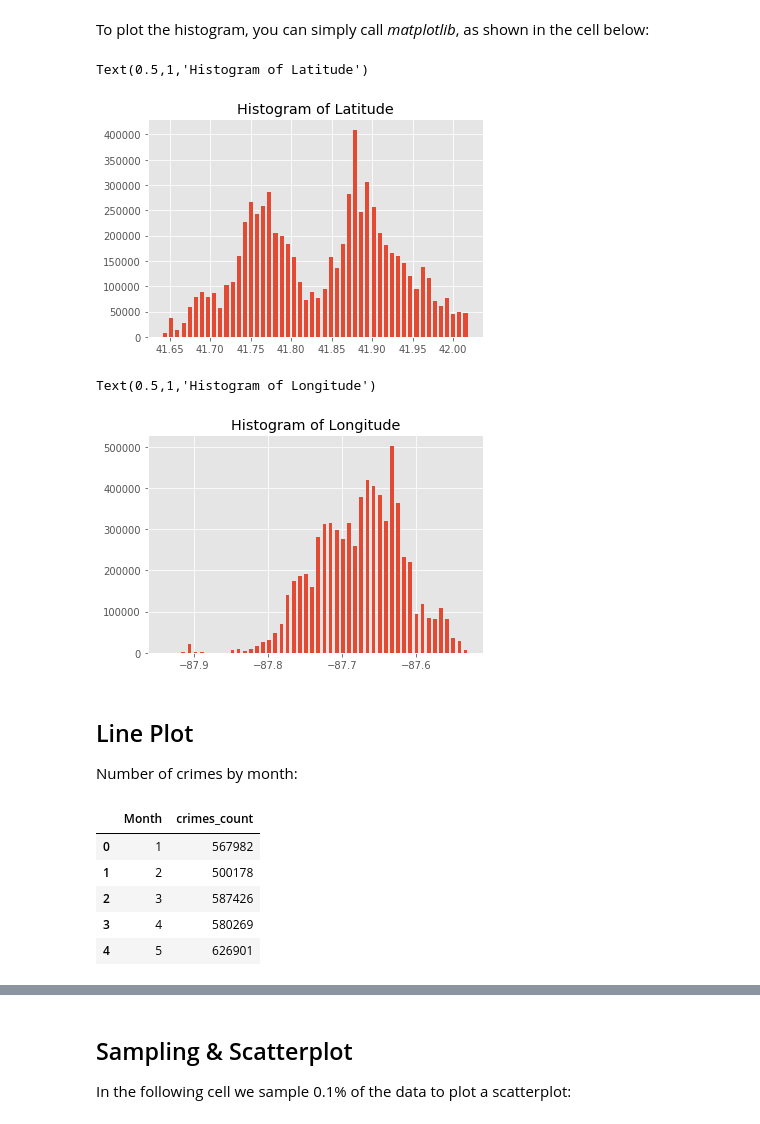
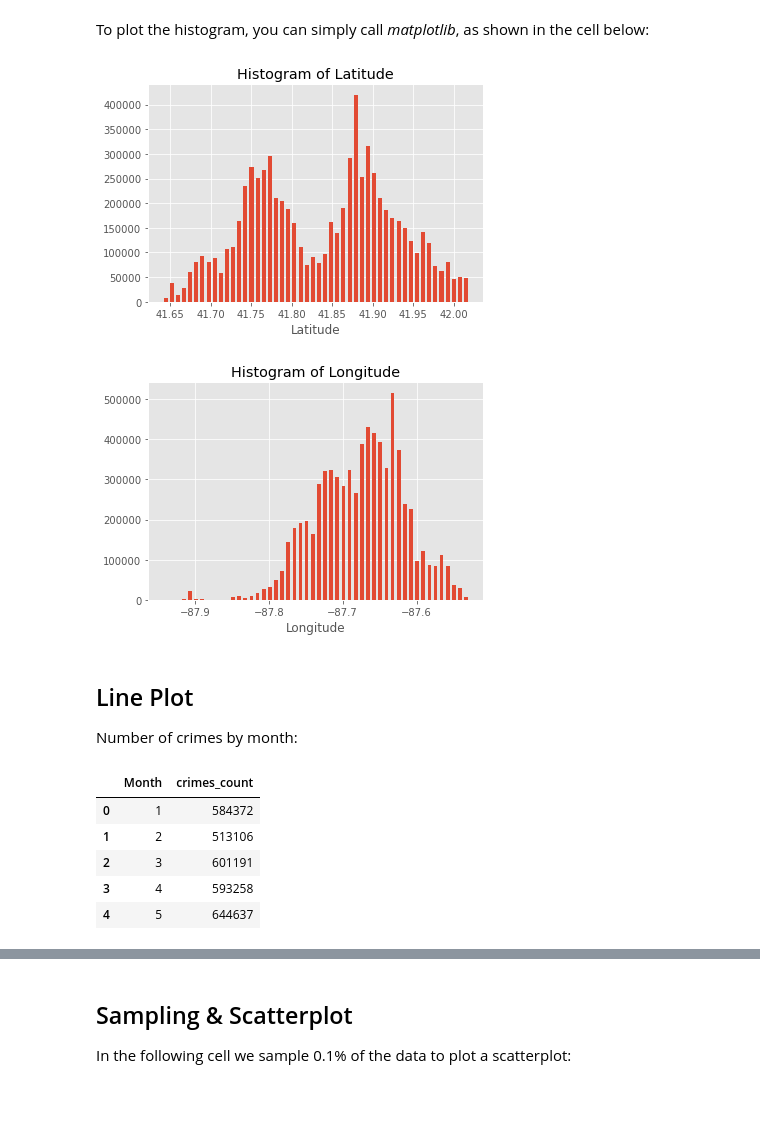
Before and after one commit to soltaniehha/Big-Data-Analytics-for-Business, a Jupyter notebook: 08-EDA-and-Data-Sources/01-EDA.ipynb, the cells around one changed output, grey strips where cells are left out. Saved outputs shown, nothing was run; the diff lists cells and outputs as text; code cells hidden in the pictures.

Commit message:
updated code with new data

```diff
--- a/08-EDA-and-Data-Sources/01-EDA.ipynb
+++ b/08-EDA-and-Data-Sources/01-EDA.ipynb
@@ -28,5 +5,5 @@ You may then comment out the above cell so it doesn't get executed again.
 # %%
-data = "gs://is843/notebooks/jupyter/data/"
+data = "gs://is843-demo/notebooks/jupyter/data/"
 # %% [markdown]
 # Exploratory Data Analysis or Data Profiling
 
@@ -416,14 +398,14 @@ To plot the histogram, you can simply call *matplotlib*, as shown in the cell be
 # %%
 data = {
     'bins': hists[0][:-1],
     'freq': hists[1]
 }
 
 plt.bar(data['bins'], data['freq'], width=.005)
-plt.title('Histogram of Latitude')
+plt.xlabel("Latitude")
+plt.title('Histogram of Latitude');
 # %% [output]
-Text(0.5,1,'Histogram of Latitude')
-[figure, old version]
+[figure, new version]
 # %%
 hists = crimes.where("Lon > -90").select("Lon").rdd.flatMap(
     lambda row: row
@@ -435,10 +417,10 @@ data = {
 }
 
 plt.bar(data['bins'], data['freq'], width=.005)
-plt.title('Histogram of Longitude')
+plt.xlabel("Longitude")
+plt.title('Histogram of Longitude');
 # %% [output]
-Text(0.5,1,'Histogram of Longitude')
-[figure, old version]
+[figure, new version]
 # %% [markdown]
 ## Line Plot
 Number of crimes by month:
@@ -450,11 +432,11 @@ py_crimes_for_each_month = crimes_for_each_month.toPandas()
 py_crimes_for_each_month.head()
 # %% [output]
 |  | Month | crimes_count |
-| 0 | 1 | 567982 |
-| 1 | 2 | 500178 |
-| 2 | 3 | 587426 |
-| 3 | 4 | 580269 |
-| 4 | 5 | 626901 |
+| 0 | 1 | 584372 |
+| 1 | 2 | 513106 |
+| 2 | 3 | 601191 |
+| 3 | 4 | 593258 |
+| 4 | 5 | 644637 |
 # %%
 df = py_crimes_for_each_month.set_index('Month')
 df.plot.line()
```
Also changed, not shown: parts of 30 cells of this notebook.
